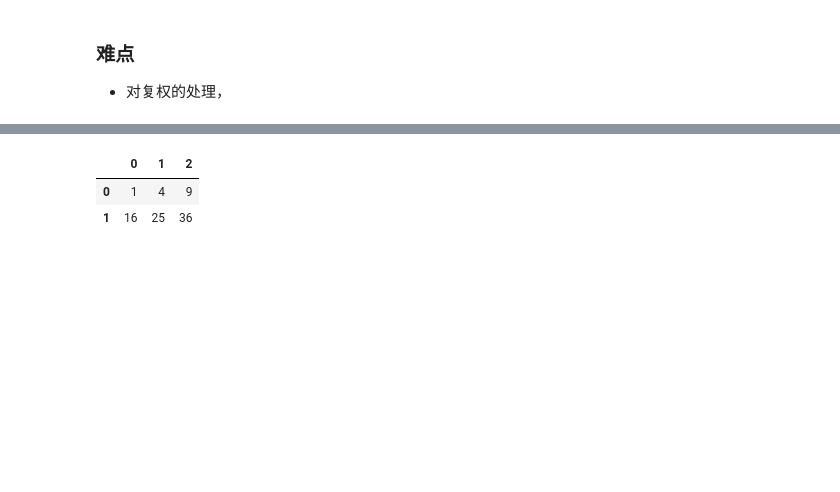
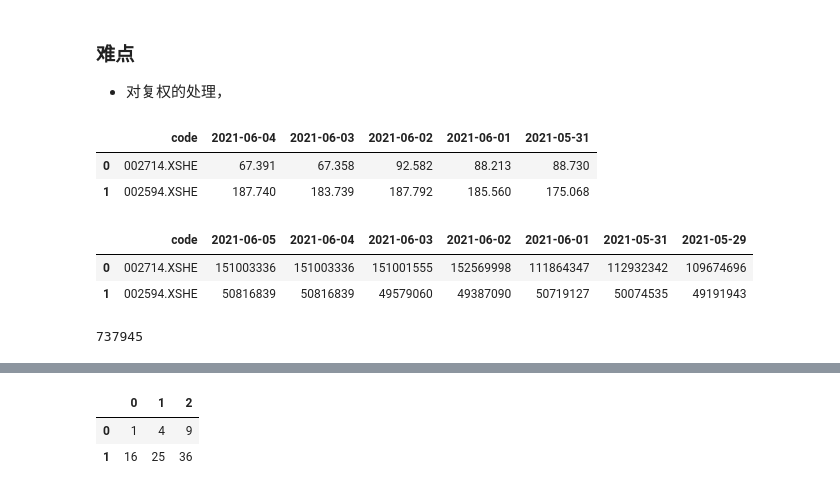
Before and after one commit to John2016/stock_scripts, a Jupyter notebook: research/roll_cost_of_hk.ipynb, the cells around one changed output, grey strips where cells are left out. Saved outputs shown, nothing was run; the diff lists cells and outputs as text; code cells hidden in the pictures; blank space fills up the shorter version.

```diff
--- a/research/roll_cost_of_hk.ipynb
+++ b/research/roll_cost_of_hk.ipynb
@@ -228,0 +92,26 @@ import
+# %%
+import numpy as np
+from jqdata import finance
+
+# pdb.set_trace()
+
+secu = ['002714.XSHE','002594.XSHE']
+
+df = get_price_roll(end_date = '2021-6-5',n_days=8, securities = secu)
+df
+# %% [output]
+|  | code | 2021-06-04 | 2021-06-03 | 2021-06-02 | 2021-06-01 | 2021-05-31 |
+| 0 | 002714.XSHE | 67.391 | 67.358 | 92.582 | 88.213 | 88.730 |
+| 1 | 002594.XSHE | 187.740 | 183.739 | 187.792 | 185.560 | 175.068 |
+# %%
+import numpy as np
+from jqdata import finance
+
+secu = ['002714.XSHE','002594.XSHE']
+
+df = get_vol_roll(end_date = '2021-6-5',n_days=8, securities = secu)
+df
+# %% [output]
+|  | code | 2021-06-05 | 2021-06-04 | 2021-06-03 | 2021-06-02 | 2021-06-01 | 2021-05-31 | 2021-05-29 |
+| 0 | 002714.XSHE | 151003336 | 151003336 | 151001555 | 152569998 | 111864347 | 112932342 | 109674696 |
+| 1 | 002594.XSHE | 50816839 | 50816839 | 49579060 | 49387090 | 50719127 | 50074535 | 49191943 |
@@ -228,0 +141,30 @@ import
+# %%
+'''
+    output:
+'''
+def hold_to_buis(df1):
+
+    df = df.fillna(0)
+
+    df = df2.diff(-1,axis=1)
+
+    col_drop = df.columns[-1]
+    df.drop(col_drop, axis = 1, inplace = True)
+
+    return df
+
+'''
+    考虑复权因素，调整除权当日成交量
+    注意：通过观察数据，北向持仓数量往往在“股权登记日”，也就是除权除息日的前一天就已经完成扩股
+'''
+def revise_buis(df1):
+
+    start_date = df.columns[-1]
+    end_date = df.columns[1]
+
+
+
+
+    return [col_name, new_value]
+# %% [output]
+737945
```
Also changed, not shown: parts of 4 cells of this notebook.
